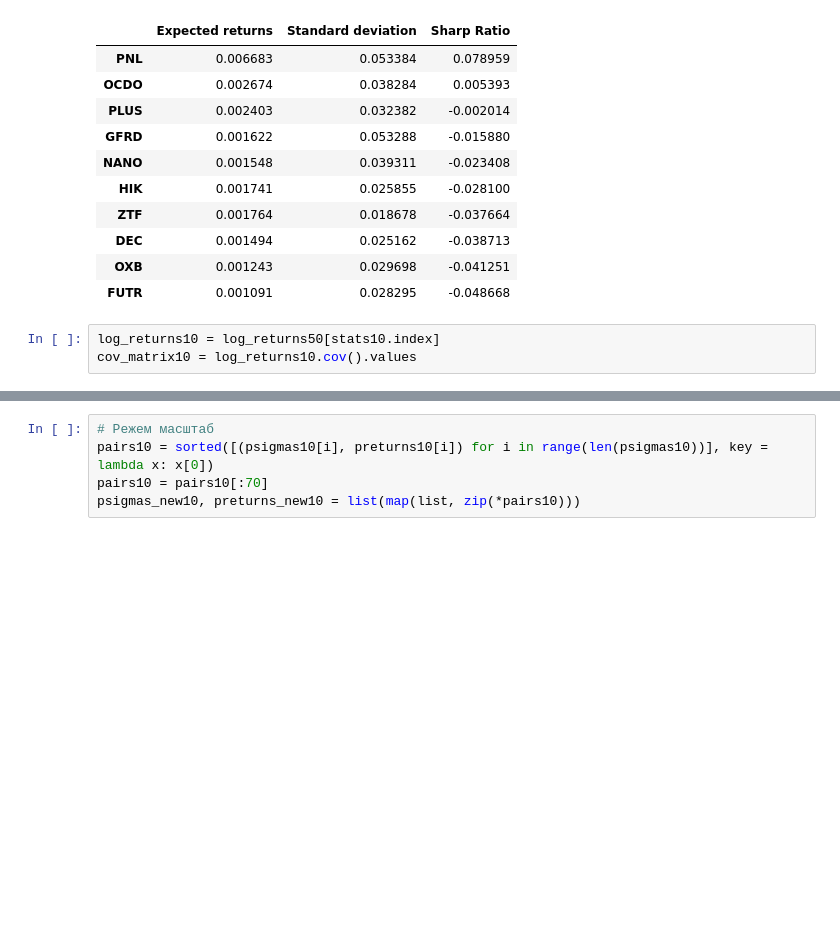
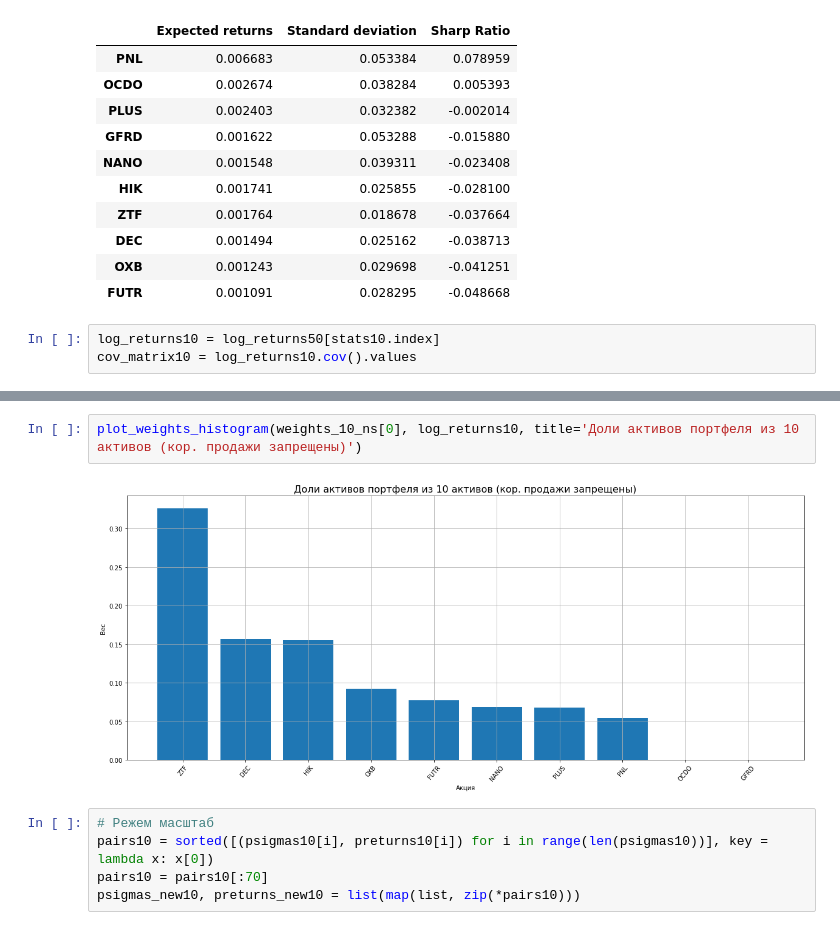
Before and after one commit to kisozinov/mfo_labs, a Jupyter notebook: lab-2/Лаб 2 МФО.ipynb, the cells around one changed output, grey strips where cells are left out. Drawn from its saved outputs; the diff is of its cells as text; blank space fills up the shorter version.

```diff
--- a/lab-2/Лаб 2 МФО.ipynb
+++ b/lab-2/Лаб 2 МФО.ipynb
@@ -534,3 +557,7 @@ Please use `tqdm.notebook.tqdm` instead of `tqdm.tqdm_notebook`
+# %%
+plot_weights_histogram(weights_10_ns[0], log_returns10, title='Доли активов портфеля из 10 активов (кор. продажи запрещены)')
+# %% [output]
+[figure, added]
 # %%
 # Режем масштаб
 pairs10 = sorted([(psigmas10[i], preturns10[i]) for i in range(len(psigmas10))], key = lambda x: x[0])
```
Also changed, not shown: parts of 40 cells of this notebook, 1 other file.
